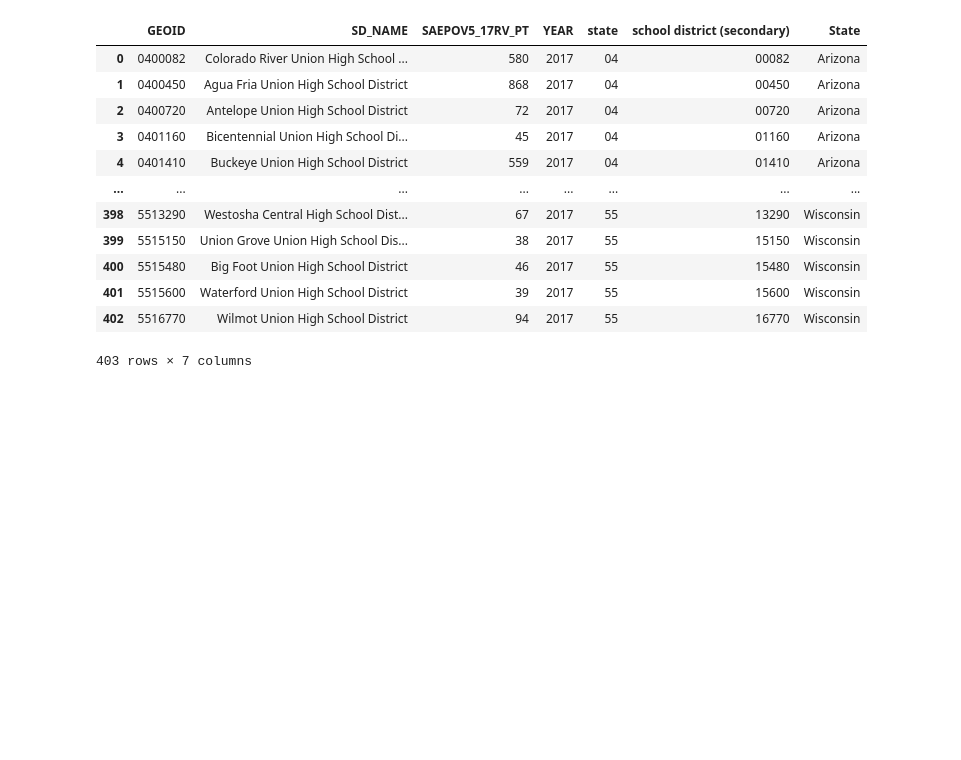
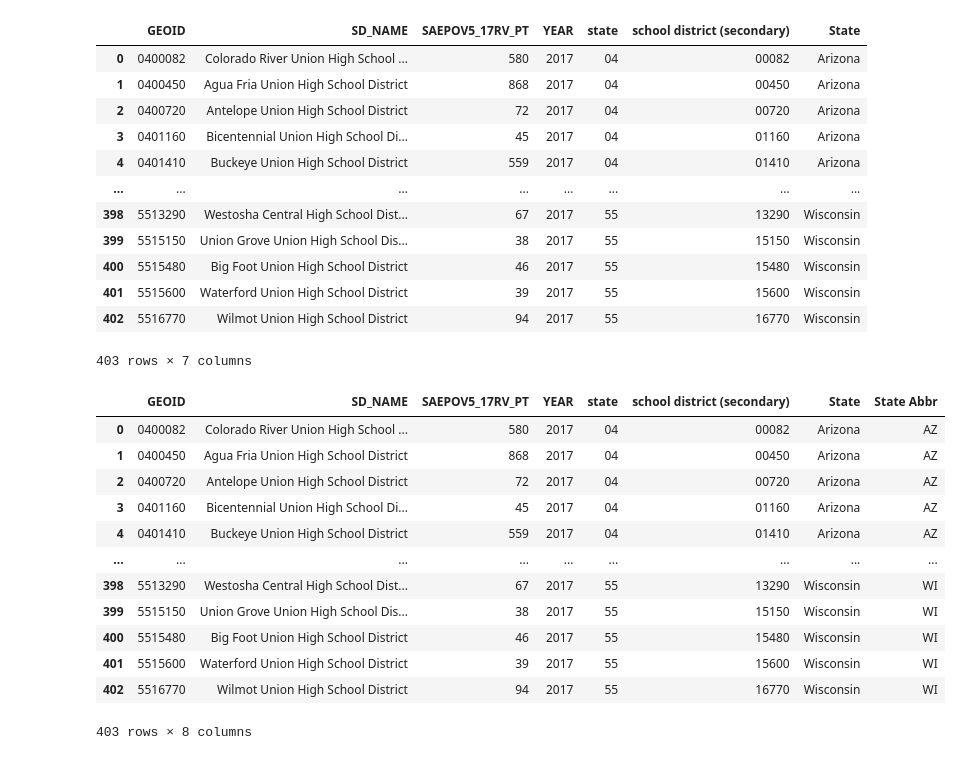
Before and after one commit to Peterg0205/Allen_Gunn_project-, a Jupyter notebook: Census_api.ipynb, the cells around one changed output. Drawn from its saved outputs; the diff is of its cells as text; code cells hidden in the pictures; blank space fills up the shorter version.

```diff
--- a/Allen_census_api.ipynb
+++ b/Census_api.ipynb
@@ -94,6 +94,24 @@ pov_df
 | 401 | 5515600 | Waterford Union High School District | 39 | 2017 | 55 | 15600 | Wisconsin |
 | 402 | 5516770 | Wilmot Union High School District | 94 | 2017 | 55 | 16770 | Wisconsin |
 403 rows × 7 columns
+# %%
+fips_to_name = us.states.mapping("fips", "abbr")
+pov_df["State Abbr"] = pov_df["state"].map(fips_to_name)
+pov_df
+# %% [output]
+|  | GEOID | SD_NAME | SAEPOV5_17RV_PT | YEAR | state | school district (secondary) | State | State Abbr |
+| 0 | 0400082 | Colorado River Union High School ... | 580 | 2017 | 04 | 00082 | Arizona | AZ |
+| 1 | 0400450 | Agua Fria Union High School District | 868 | 2017 | 04 | 00450 | Arizona | AZ |
+| 2 | 0400720 | Antelope Union High School District | 72 | 2017 | 04 | 00720 | Arizona | AZ |
+| 3 | 0401160 | Bicentennial Union High School Di... | 45 | 2017 | 04 | 01160 | Arizona | AZ |
+| 4 | 0401410 | Buckeye Union High School District | 559 | 2017 | 04 | 01410 | Arizona | AZ |
+| ... | ... | ... | ... | ... | ... | ... | ... | ... |
+| 398 | 5513290 | Westosha Central High School Dist... | 67 | 2017 | 55 | 13290 | Wisconsin | WI |
+| 399 | 5515150 | Union Grove Union High School Dis... | 38 | 2017 | 55 | 15150 | Wisconsin | WI |
+| 400 | 5515480 | Big Foot Union High School District | 46 | 2017 | 55 | 15480 | Wisconsin | WI |
+| 401 | 5515600 | Waterford Union High School District | 39 | 2017 | 55 | 15600 | Wisconsin | WI |
+| 402 | 5516770 | Wilmot Union High School District | 94 | 2017 | 55 | 16770 | Wisconsin | WI |
+403 rows × 8 columns
 # %%
 # Rename state colomn to be State Fips code
 pov_df.rename(columns={'state':'State Fips'}, inplace = True)
```
Also changed, not shown: parts of 3 cells of this notebook, 1 other file.
